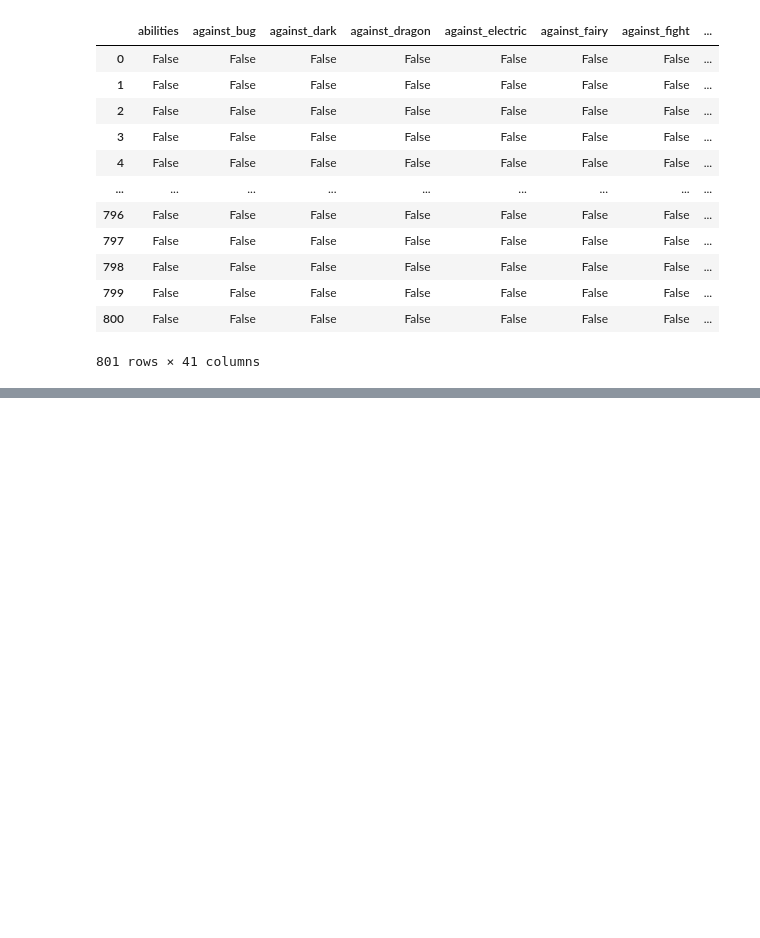
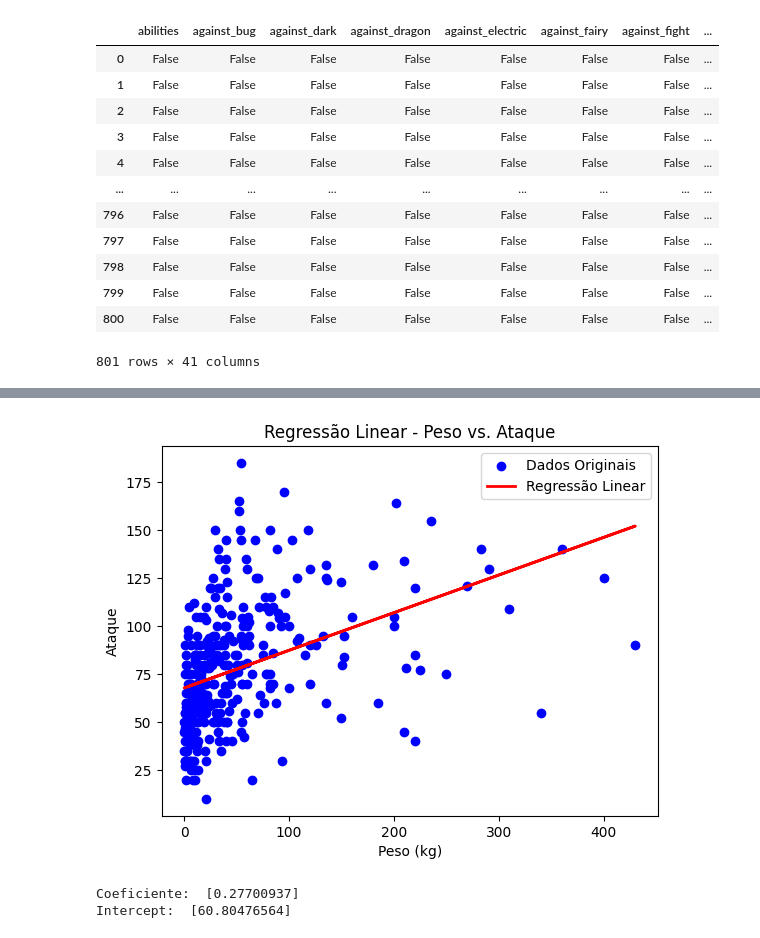
Before and after one commit to Danilosauro/Pokemon_Dataset_Analysis, a Jupyter notebook: Kaggle_Analysis_Pokemon_Dataset.ipynb, the cells around one changed output, grey strips where cells are left out. Drawn from its saved outputs; the diff is of its cells as text; code cells hidden in the pictures; blank space fills up the shorter version.

```diff
--- a/Kaggle_Analysis_Pokemon_Dataset.ipynb
+++ b/Kaggle_Analysis_Pokemon_Dataset.ipynb
@@ -134,0 +220,31 @@ grouped_pokemons_generation
+# %%
+predictions = model.predict(peso)
+
+plt.scatter(peso, ataque, color='blue', label='Dados Originais')
+
+plt.plot(peso, predictions, color='red', linewidth=2, label='Regressão Linear')
+plt.title('Regressão Linear - Peso vs. Ataque')
+plt.xlabel('Peso (kg)')
+plt.ylabel('Ataque')
+
+plt.legend()
+plt.show()
+# %% [output]
+[figure, added]
+# %%
+pokemon_subset = pokemons[['weight_kg', 'defense']]
+
+peso = pokemon_subset[['weight_kg']]
+defesa = pokemon_subset[['defense']]
+
+model = LinearRegression()
+model.fit(peso, defesa)
+
+coef = model.coef_[0]
+intercept = model.intercept_
+
+print('Coeficiente: ', coef)
+print('Intercept: ', intercept)
+# %% [output]
+Coeficiente:  [0.27700937]
+Intercept:  [60.80476564]
```
Also changed, not shown: parts of 13 cells of this notebook.
